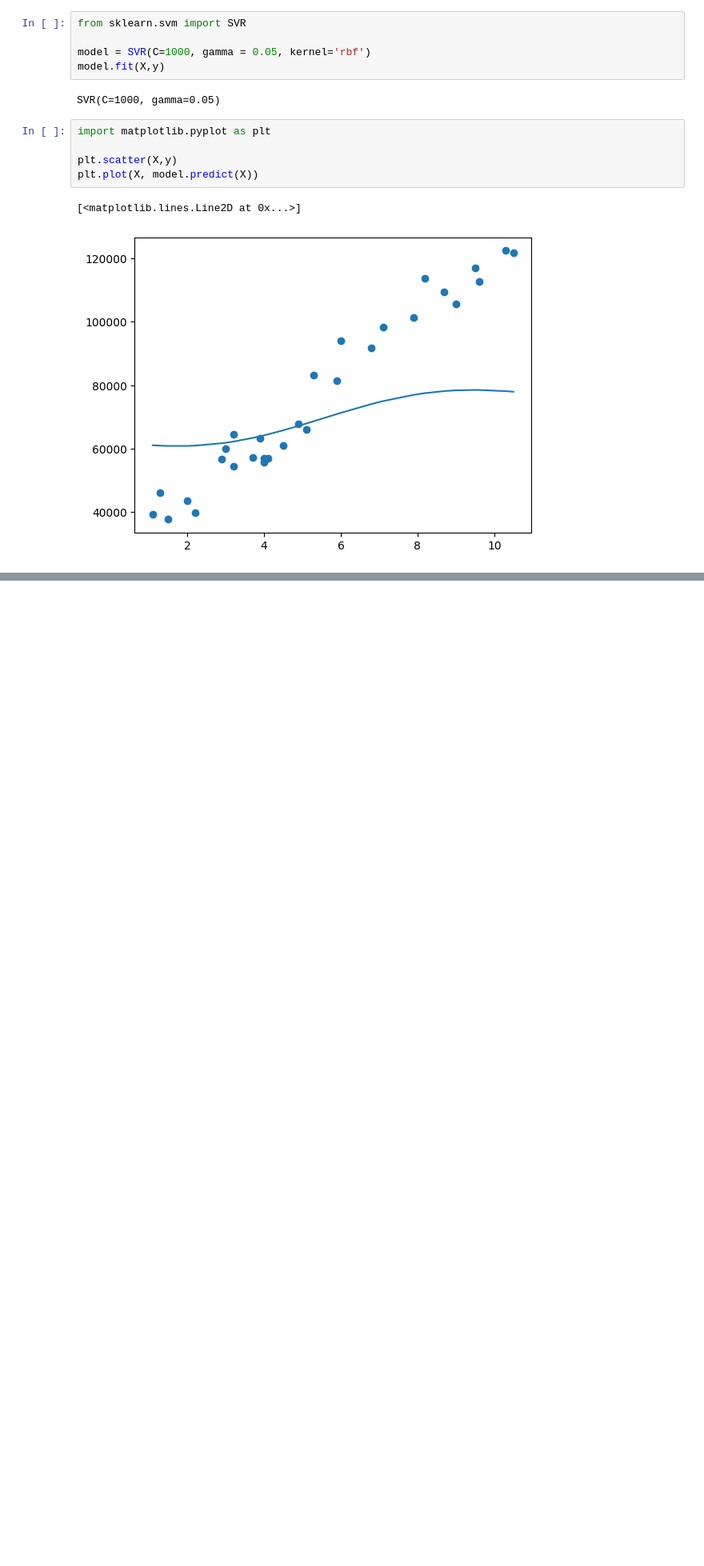
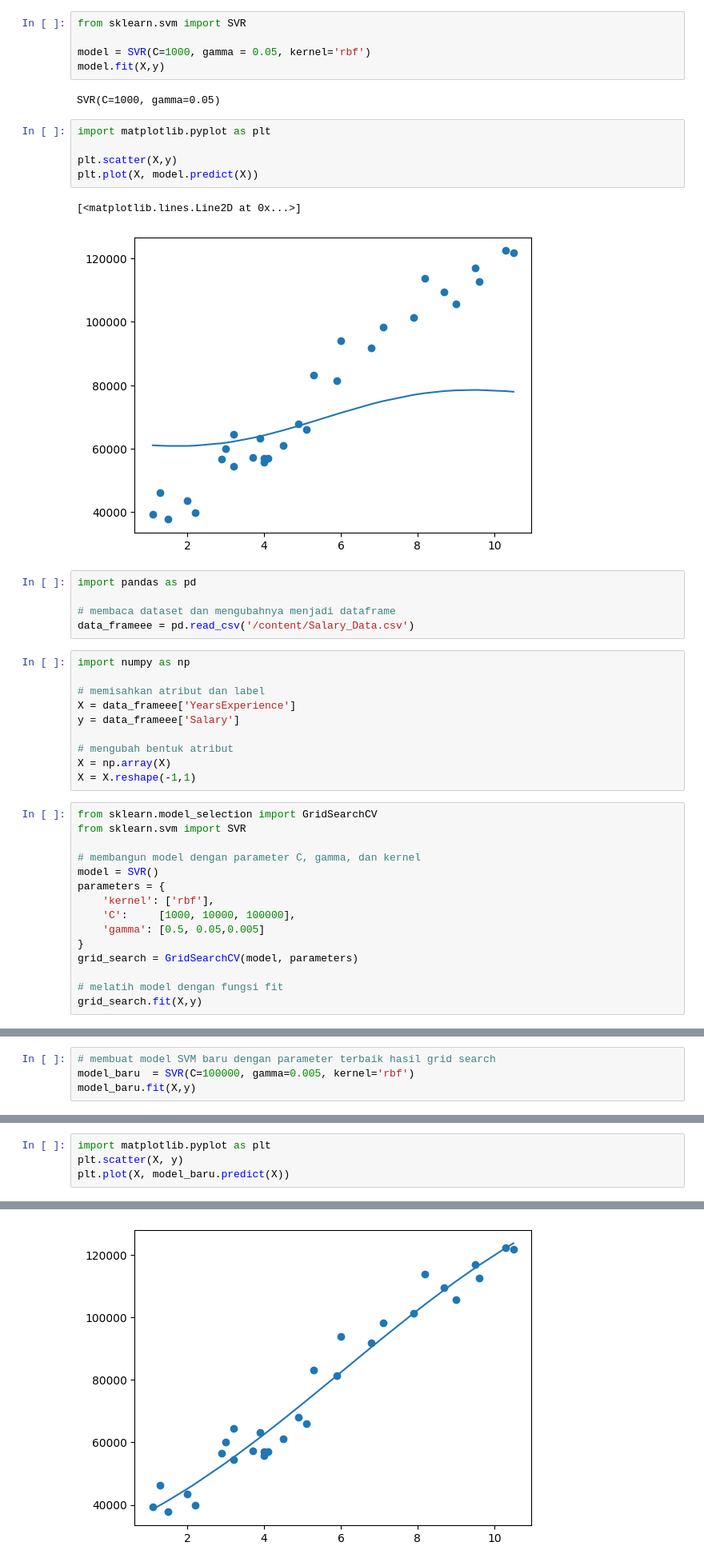
Before and after one commit to FerdyBerlianoP/learn_data_science, a Jupyter notebook: Learn.ipynb, the cells around one changed output, grey strips where cells are left out. Shown at 80% size. Cells and saved outputs as stored; diff of their text form; blank space fills up the shorter version.

```diff
--- a/Learn.ipynb
+++ b/Learn.ipynb
@@ -272,3 +274,33 @@ plt.plot(X, model.predict(X))
 # %% [output]
 [<matplotlib.lines.Line2D at 0x...>]
 [figure]
+# %%
+import pandas as pd
+
+# membaca dataset dan mengubahnya menjadi dataframe
+data_frameee = pd.read_csv('/content/Salary_Data.csv')
+# %%
+import numpy as np
+
+# memisahkan atribut dan label
+X = data_frameee['YearsExperience']
+y = data_frameee['Salary']
+
+# mengubah bentuk atribut
+X = np.array(X)
+X = X.reshape(-1,1)
+# %%
+from sklearn.model_selection import GridSearchCV
+from sklearn.svm import SVR
+
+# membangun model dengan parameter C, gamma, dan kernel
+model = SVR()
+parameters = {
+    'kernel': ['rbf'],
+    'C':     [1000, 10000, 100000],
+    'gamma': [0.5, 0.05,0.005]
+}
+grid_search = GridSearchCV(model, parameters)
+
+# melatih model dengan fungsi fit
+grid_search.fit(X,y)
@@ -274,0 +316,4 @@ plt.plot(X, model.predict(X))
+# %%
+# membuat model SVM baru dengan parameter terbaik hasil grid search
+model_baru  = SVR(C=100000, gamma=0.005, kernel='rbf')
+model_baru.fit(X,y)
@@ -274,0 +322,5 @@ plt.plot(X, model.predict(X))
+# %%
+import matplotlib.pyplot as plt
+plt.scatter(X, y)
+plt.plot(X, model_baru.predict(X))
+# %% [output]
@@ -274,0 +328 @@ plt.plot(X, model.predict(X))
+[figure, added]
```
Also changed, not shown: parts of 5 cells of this notebook.
